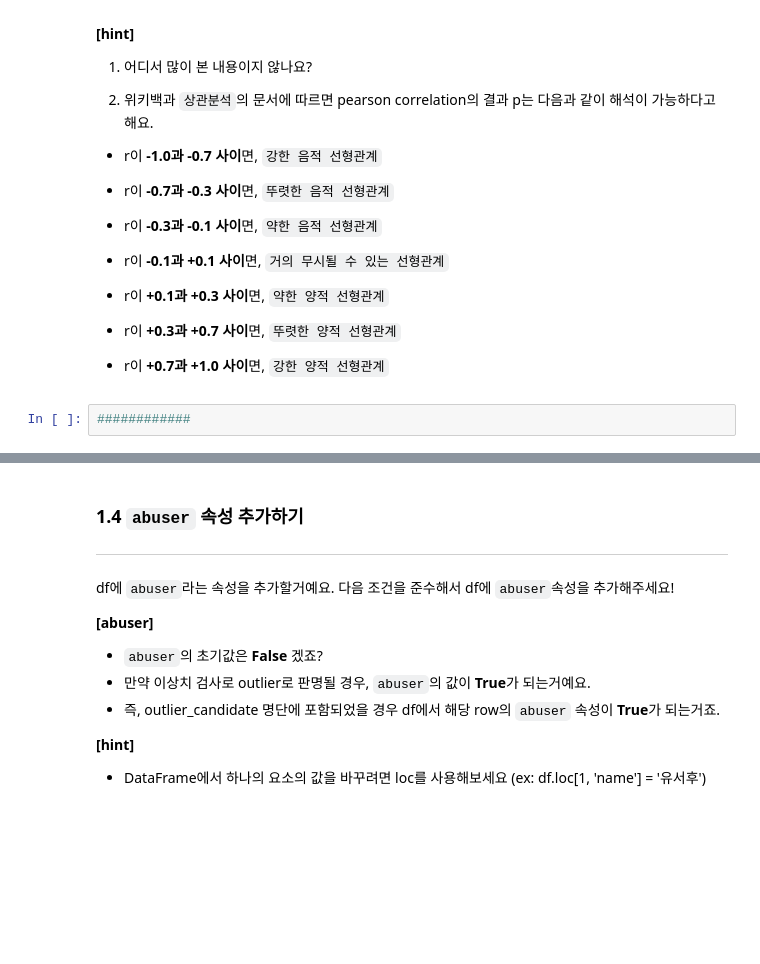
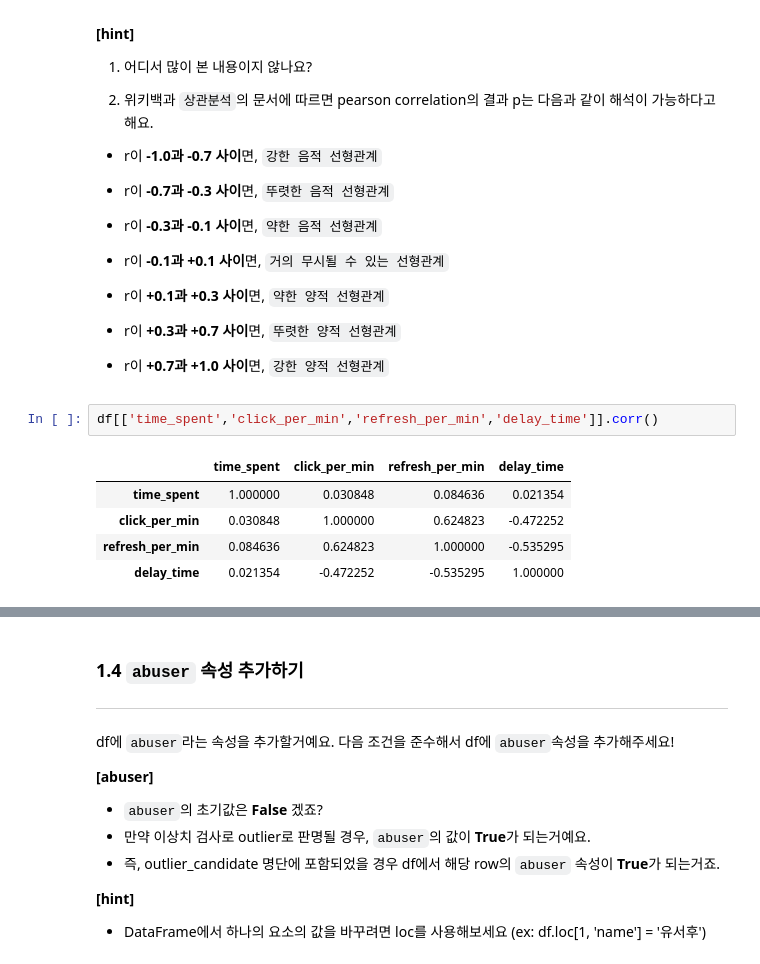
Before and after one commit to yula00/DAP_2022, a Jupyter notebook: lecture5.ipynb, the cells around one changed output, grey strips where cells are left out. Saved outputs shown, nothing was run; the diff lists cells and outputs as text; blank space fills up the shorter version.

```diff
--- a/lecture5.ipynb
+++ b/lecture5.ipynb
@@ -304,6 +329,12 @@ df[[]].describe
 * r이 **+0.1과 +0.3 사이**면, `약한 양적 선형관계`
 * r이 **+0.3과 +0.7 사이**면, `뚜렷한 양적 선형관계`
 * r이 **+0.7과 +1.0 사이**면, `강한 양적 선형관계`
-# %%
-############
+# %%
+df[['time_spent','click_per_min','refresh_per_min','delay_time']].corr()
+# %% [output]
+|  | time_spent | click_per_min | refresh_per_min | delay_time |
+| time_spent | 1.000000 | 0.030848 | 0.084636 | 0.021354 |
+| click_per_min | 0.030848 | 1.000000 | 0.624823 | -0.472252 |
+| refresh_per_min | 0.084636 | 0.624823 | 1.000000 | -0.535295 |
+| delay_time | 0.021354 | -0.472252 | -0.535295 | 1.000000 |
 # %%
```
Also changed, not shown: parts of 7 cells of this notebook.
